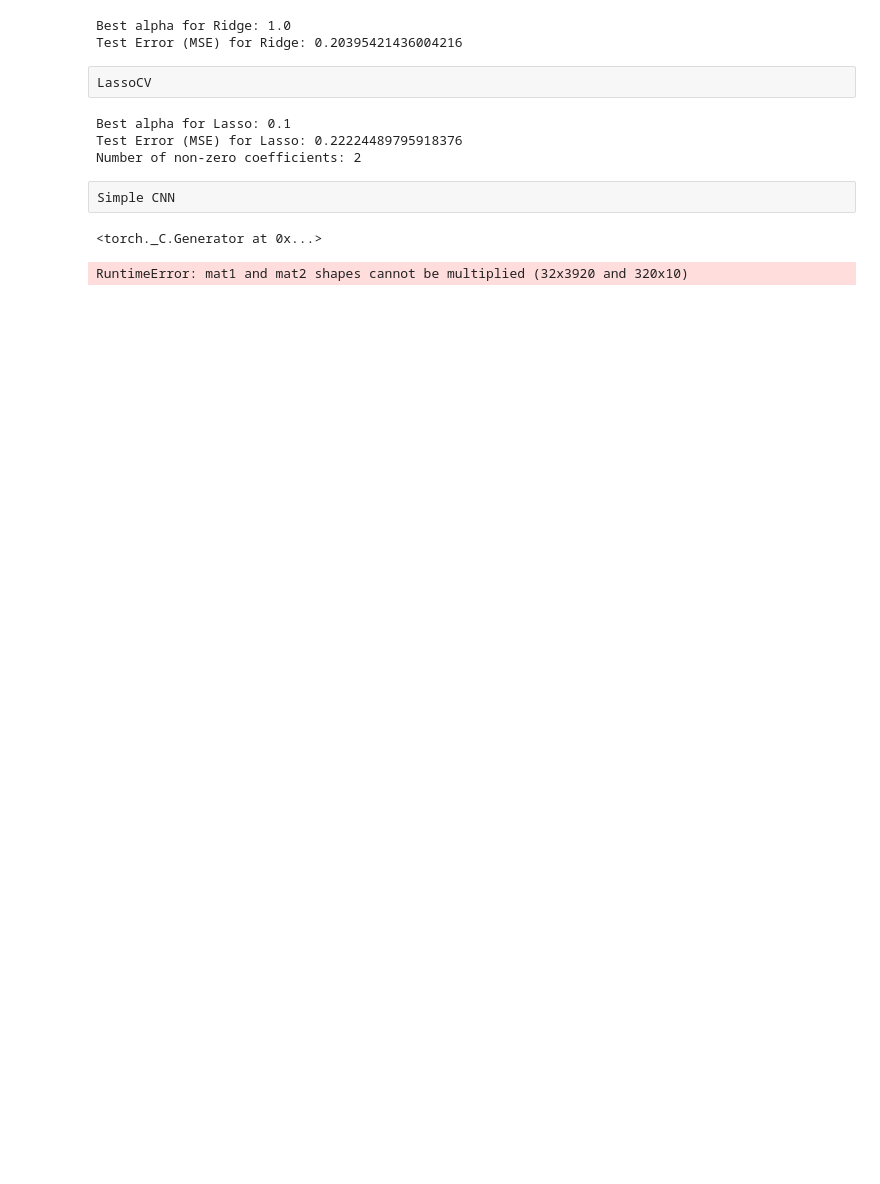
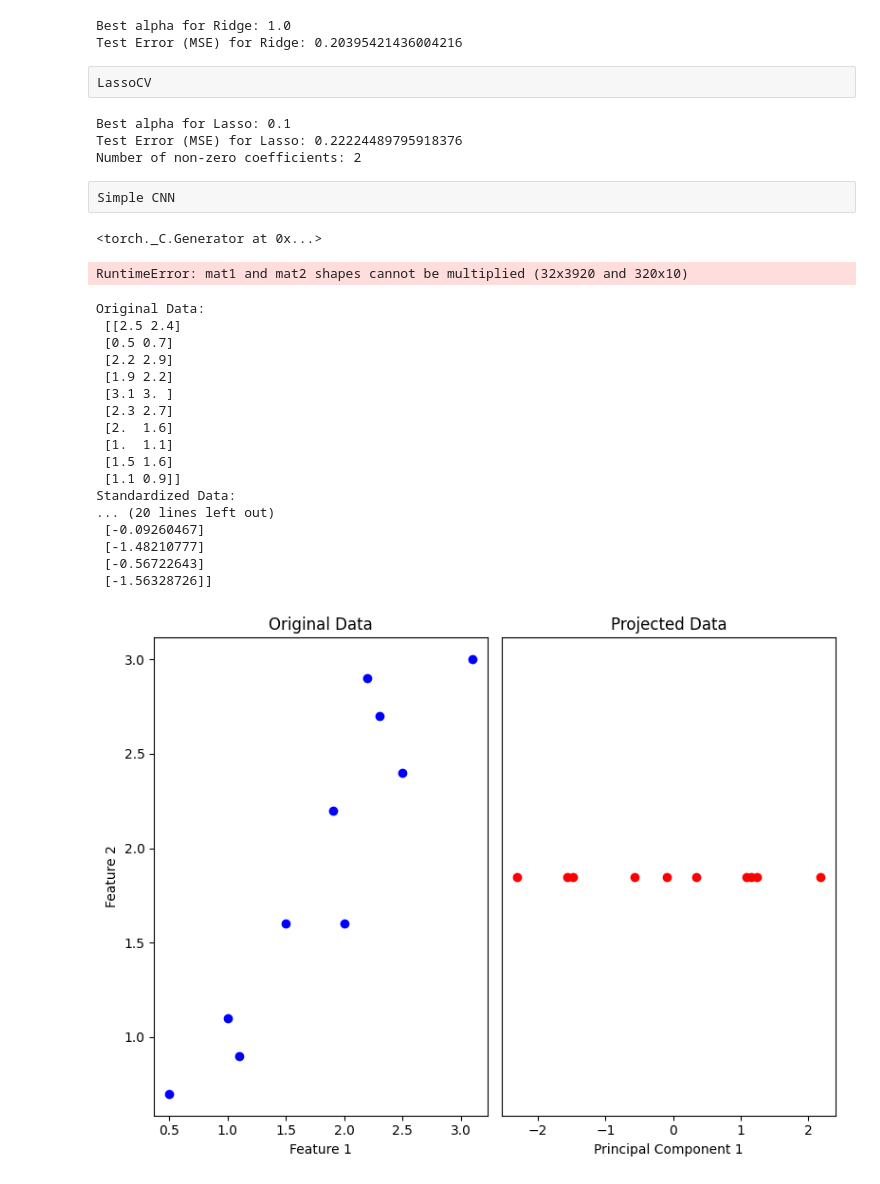
Before and after one commit to justin-aj/Neural, a Jupyter notebook: learn.ipynb, the cells around one changed output. Saved outputs shown, nothing was run; the diff lists cells and outputs as text; code cells hidden in the pictures; blank space fills up the shorter version.

```diff
--- a/learn.ipynb
+++ b/learn.ipynb
@@ -373,3 +373,74 @@ for i in range(epoch):
         optimizer.step()
 # %% [output]
 RuntimeError: mat1 and mat2 shapes cannot be multiplied (32x3920 and 320x10)
+# %%
+import numpy as np
+import matplotlib.pyplot as plt
+from sklearn.decomposition import PCA
+from sklearn.preprocessing import StandardScaler
+
+# Example dataset: Each row is a data point, and each column is a feature.
+X = np.array([[2.5, 2.4],
+              [0.5, 0.7],
+              [2.2, 2.9],
+              [1.9, 2.2],
+              [3.1, 3.0],
+              [2.3, 2.7],
+              [2.0, 1.6],
+              [1.0, 1.1],
+              [1.5, 1.6],
+              [1.1, 0.9]])
+
+# Step 1: Standardize the data (mean=0, variance=1 for each feature)
+scaler = StandardScaler()
+X_scaled = scaler.fit_transform(X)
+
+# Step 2: Apply PCA (we want to reduce the data to 1 dimension)
+pca = PCA(n_components=1)
+X_pca = pca.fit_transform(X_scaled)
+
+# Step 3: Print PCA results
+print("Original Data:\n", X)
+print("Standardized Data:\n", X_scaled)
+print("Explained Variance Ratio:", pca.explained_variance_ratio_)
+print("Principal Components (Eigenvectors):\n", pca.components_)
+print("Projected Data (1D):\n", X_pca)
+
+# Visualizing the results for 2D data (Original Data vs Projected Data)
+plt.figure(figsize=(8, 6))
+
+# Original Data Plot
+plt.subplot(1, 2, 1)
+plt.scatter(X[:, 0], X[:, 1], color='blue', label='Original Data')
+plt.title('Original Data')
+plt.xlabel('Feature 1')
+plt.ylabel('Feature 2')
+
+# Projected Data
+plt.subplot(1, 2, 2)
+plt.scatter(X_pca, np.zeros_like(X_pca), color='red', label='Projected Data')
+plt.title('Projected Data')
+plt.xlabel('Principal Component 1')
+plt.yticks([])
+
+plt.tight_layout()
+plt.show()
+# %% [output]
+Original Data:
+ [[2.5 2.4]
+ [0.5 0.7]
+ [2.2 2.9]
+ [1.9 2.2]
+ [3.1 3. ]
+ [2.3 2.7]
+ [2.  1.6]
+ [1.  1.1]
+ [1.5 1.6]
+ [1.1 0.9]]
+Standardized Data:
+... (20 lines left out)
+ [-0.09260467]
+ [-1.48210777]
+ [-0.56722643]
+ [-1.56328726]]
+[figure, added]
```
